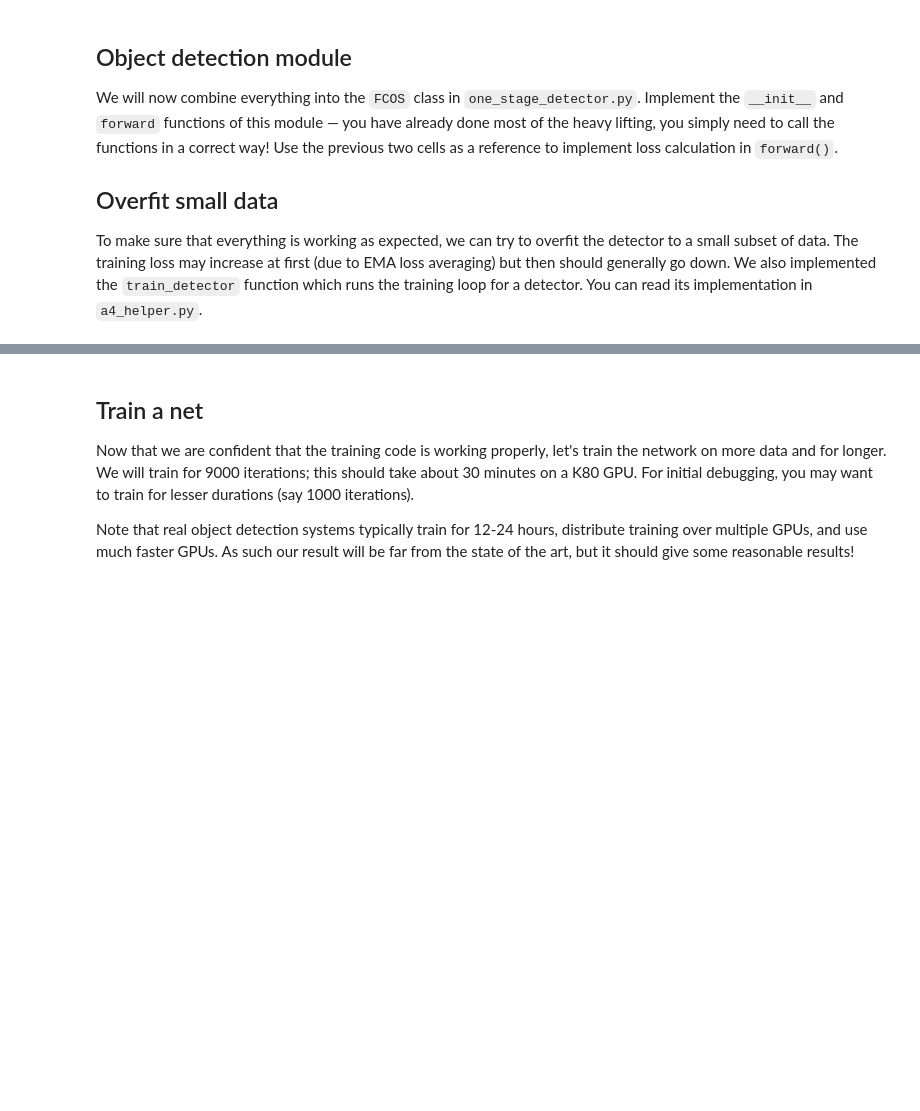
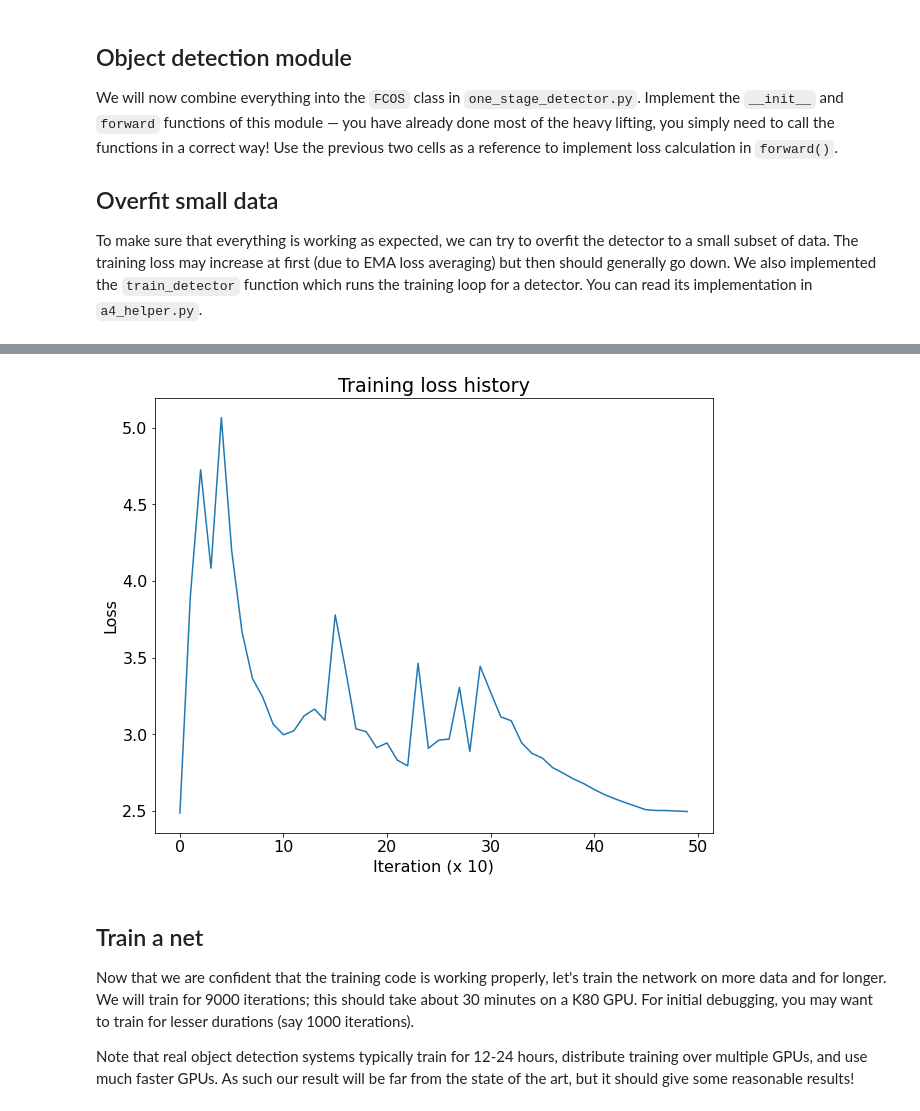
Before and after one commit to JeongHwaSik/Deep-Learning-for-Computer-Vision-All-From-Scratch, a Jupyter notebook: A5/one_stage_detector.ipynb, the cells around one changed output, grey strips where cells are left out. Drawn from its saved outputs; the diff is of its cells as text; code cells hidden in the pictures; blank space fills up the shorter version.

```diff
--- a/A5/one_stage_detector.ipynb
+++ b/A5/one_stage_detector.ipynb
@@ -68,0 +20,10 @@ as well as the last edit time for the file `one_stage_detector.py`.
+# %%
+import os
+import sys
+
+ROOT_PATH = os.getcwd()
+print(ROOT_PATH)
+PROJECT_PATH = os.path.join(ROOT_PATH)
+print(os.listdir(PROJECT_PATH))
+
+sys.path.append(PROJECT_PATH)
@@ -216,10 +178,10 @@ from a4_helper import VOC2007DetectionTiny
 # Turn it back to `False` later for faster execution in the future.
 # If this hangs, download and place data in your drive manually as shown above.
 train_dataset = VOC2007DetectionTiny(
-    GOOGLE_DRIVE_PATH, "train", image_size=IMAGE_SHAPE[0],
+    PROJECT_PATH, "train", image_size=IMAGE_SHAPE[0],
     download=False  # True (for the first time)
 )
-val_dataset = VOC2007DetectionTiny(GOOGLE_DRIVE_PATH, "val", image_size=IMAGE_SHAPE[0])
+val_dataset = VOC2007DetectionTiny(PROJECT_PATH, "val", image_size=IMAGE_SHAPE[0])
 
 print(f"Dataset sizes: train ({len(train_dataset)}), val ({len(val_dataset)})")
 # %% [output]
@@ -729,6 +761,7 @@ train_detector(
     small_train_loader,
     learning_rate=5e-3,
     max_iters=500,
-    log_period=20,
+    log_period=10,
     device=DEVICE,
 )
+# %% [output]
@@ -735,3 +785,4 @@ train_detector(
+[figure, added]
 # %% [markdown]
 ## Train a net
 
```
Also changed, not shown: parts of 29 cells of this notebook, 15 other files.
